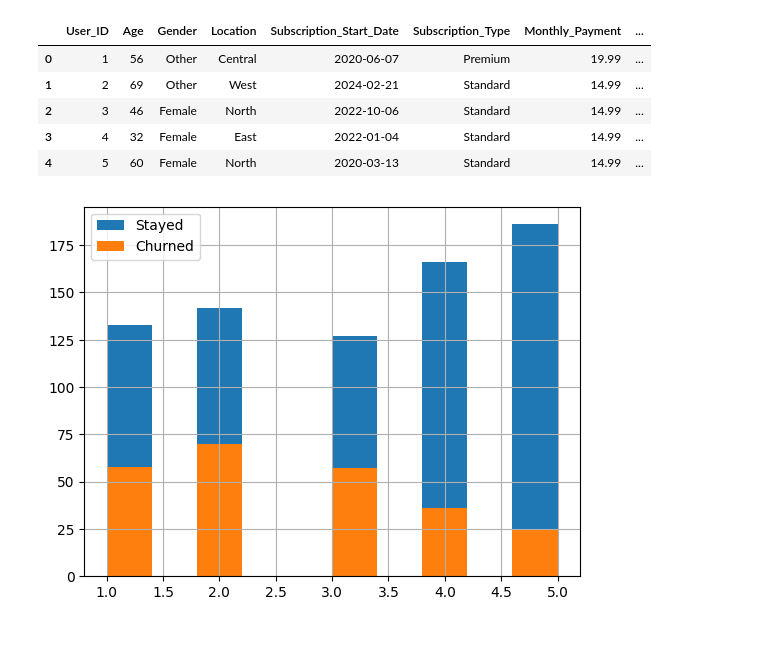
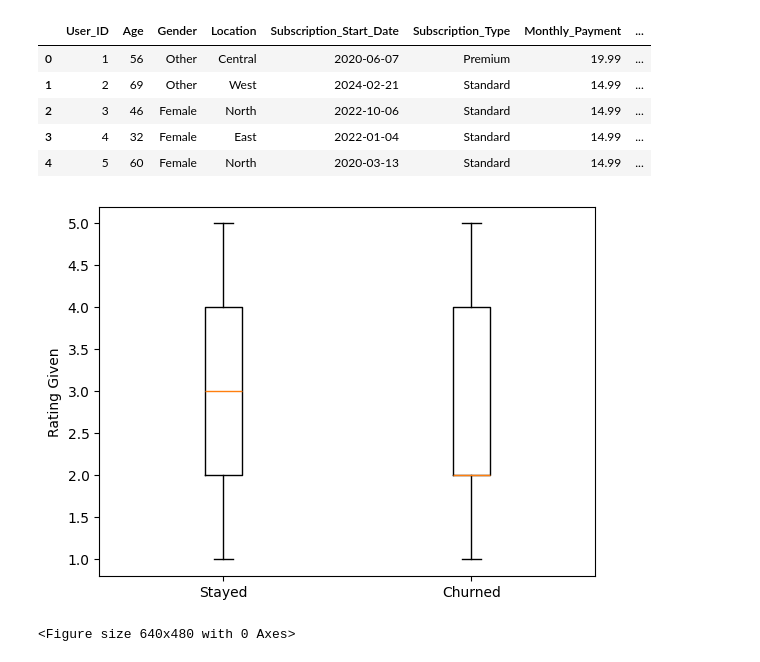
Before and after one commit to Tiffany-tianfei/StudyNotes, a Jupyter notebook: assignment-1.ipynb, the cells around one changed output. Cells and saved outputs as stored; diff of their text form; code cells hidden in the pictures.

```diff
--- a/assignment-1.ipynb
+++ b/assignment-1.ipynb
@@ -192,10 +232,14 @@ memory usage: 88.4+ KB
 | 4 | 5 | 60 | Female | North | 2020-03-13 | Standard | 14.99 | ... |
 # %%
 #Draw histograms
-# %%
-df[df['Churned']==0]['Rating_Given'].hist()
-df[df['Churned']==1]['Rating_Given'].hist()
-plt.legend(['Stayed','Churned'])
-plt.show()
-# %% [output]
-[figure, removed]
+# %%
+ax = plt.subplot()
+ax.boxplot([df_stay['Rating_Given'],
+           df_churned['Rating_Given']])
+ax.set_xticklabels(["Stayed","Churned"])
+ax.set_ylabel("Rating Given")
+plt.show()
+plt.clf()
+# %% [output]
+[figure, added]
+<Figure size 640x480 with 0 Axes>
```
Also changed, not shown: parts of 13 cells of this notebook.
